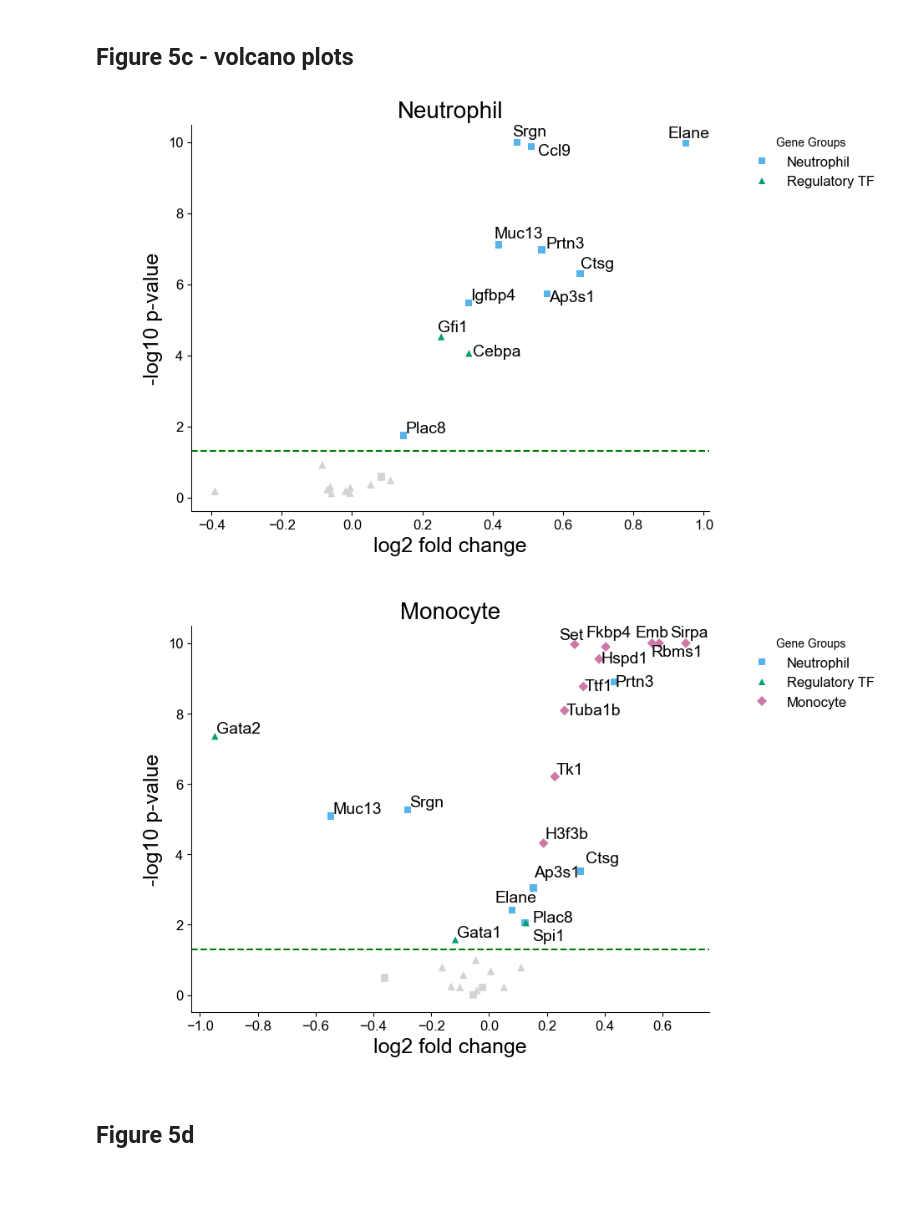
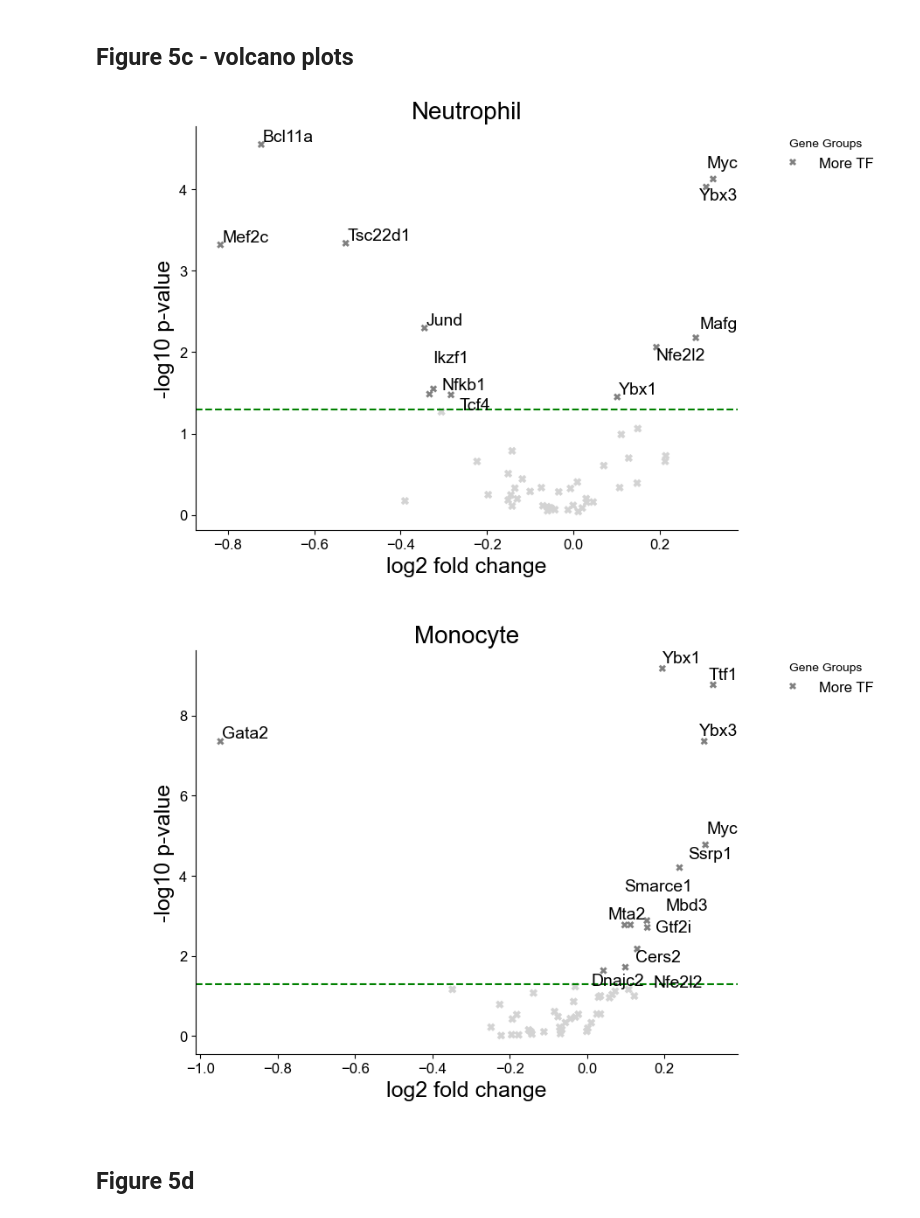
Before and after one commit to GoyalLab/TwINFER, a Jupyter notebook: scripts_to_plot_figures/figure_5.ipynb, the cells around one changed output. Cells and saved outputs as stored; diff of their text form; code cells hidden in the pictures; blank space fills up the shorter version.

```diff
--- a/scripts_to_plot_figures/figure_5.ipynb
+++ b/scripts_to_plot_figures/figure_5.ipynb
@@ -21,10 +21,10 @@ import json
 # %% [markdown]
 ## Plot formatting
 # %%
-path_to_code_repo = ""
-path_to_plot_data = Path("/home/gzu5140/Keerthana_b1042/grnInference/analysisData/figure_5_myeloid_progenitors/")
+path_to_code_repo = "/home/gzu5140/Keerthana_b1042/grnInference/code/TwINFER/"
+path_to_plot_data = Path("/home/gzu5140/Keerthana_b1042/grnInference/analysisData/figure_5_myeloid_progenitors_50_TF/")
 path_to_plot_data.mkdir(exist_ok=True)
-path_to_plots = f"/home/gzu5140/Keerthana_b1042/grnInference/plots/figure_5_myeloid progenitors/"
+path_to_plots = f"/home/gzu5140/Keerthana_b1042/grnInference/plots/figure_5_myeloid_progenitors_50_TF/"
 os.makedirs(path_to_plots, exist_ok=True)
 # %%
 # ============================================================
@@ -256,7 +257,7 @@ def volcano_plot(
             "Neutrophil": "s",
             "Monocyte": "D",
             "Regulatory TF": "^",
-            "Other": "X"
+            "More TF": "X"
         },
         color="lightgray",
         edgecolor=None,
@@ -276,13 +277,13 @@ def volcano_plot(
             "Neutrophil": "#56B4E9",
             "Monocyte": "#CC79A7",
             "Regulatory TF": "#009E73",
-            "Other": "gray"
+            "More TF": "gray"
         },
         markers={
             "Neutrophil": "s",
             "Monocyte": "D",
             "Regulatory TF": "^",
-            "Other": "X"
+            "More TF": "X"
         },
     edgecolor='none',  # ← Change from None to 'none'
     linewidth=0,       # ← Add this for extra assurance
@@ -356,17 +357,17 @@ def volcano_plot(
 # %%
 #volcano plot for Neutrophils
 cell_type = "Neutrophil"
-df_neutrophils = pd.read_csv(f"{path_to_plot_data}/volcano_plot_{cell_type}.csv")
+df_neutrophils = pd.read_csv(f"{path_to_plot_data}/volcano_plot_{cell_type}_myeloid_50_genes.csv")
 volcano_plot(df_neutrophils, group = cell_type, save_path = path_to_plots)
 # %% [output]
-[figure, old version]
+[figure, new version]
 # %%
 #volcano plot for Neutrophils
 cell_type = "Monocyte"
-df_monocyte = pd.read_csv(f"{path_to_plot_data}/volcano_plot_{cell_type}_myeloid.csv")
+df_monocyte = pd.read_csv(f"{path_to_plot_data}/volcano_plot_{cell_type}_myeloid_50_genes.csv")
 volcano_plot(df_monocyte, group = cell_type, save_path = path_to_plots)
 # %% [output]
-[figure, old version]
+[figure, new version]
 # %% [markdown]
 ## Figure 5d
 # %%
```
Also changed, not shown: parts of 13 cells of this notebook, 14 other files.
